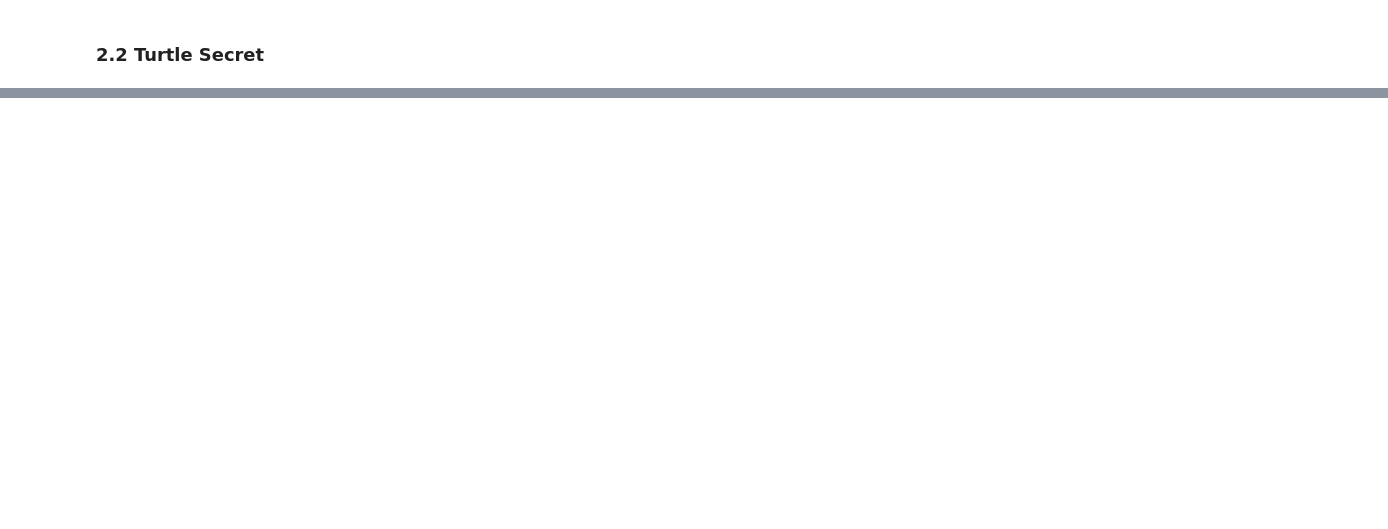
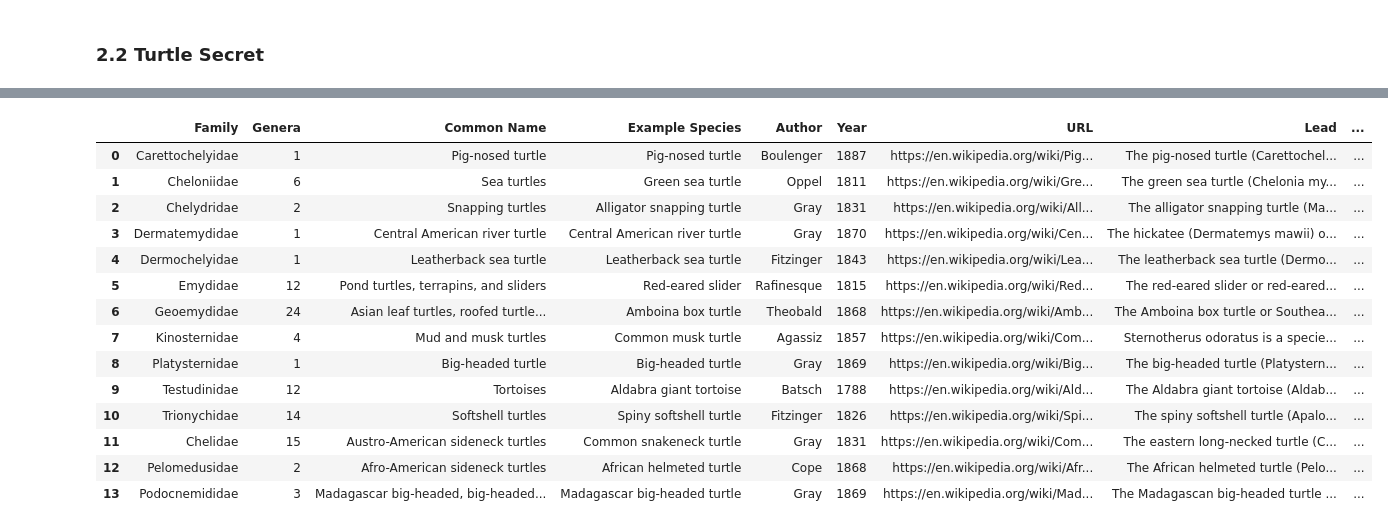
Before and after one commit to Bharragan/DataScrappingGestionTI, a Jupyter notebook: tarea2_integrado.ipynb, the cells around one changed output, grey strips where cells are left out. Drawn from its saved outputs; the diff is of its cells as text; code cells hidden in the pictures; blank space fills up the shorter version.

Commit message:
turtle finished

```diff
--- a/tarea2_integrado.ipynb
+++ b/tarea2_integrado.ipynb
@@ -763,4 +615,7 @@ turtle_secret_df
-# %%
-turtle_secret_df['URL'] = 'https://en.wikipedia.org/wiki/' + turtle_secret_df['Family']
-
-turtle_secret_df
+# %%
+def limpiar_nombre(nombre):
+    return nombre.split('(')[0].strip()
+
+turtle_secret_df['Example Species'] = turtle_secret_df['Example Species'].apply(limpiar_nombre)
+turtle_secret_df['URL'] = 'https://en.wikipedia.org/wiki/' + turtle_secret_df['Example Species'].str.replace(' ', '_')
+turtle_secret_df
@@ -785,7 +656,7 @@ for index, row in turtle_secret_df.iterrows():
     elementos_p = element_with_class.find_elements(By.TAG_NAME, "p")
 
     if len(elementos_p) >= 3:
-        tercer_p = elementos_p[2]
+        tercer_p = elementos_p[1]
 
         lead_text = tercer_p.text
         turtle_secret_df.at[index, "Lead"] = lead_text
@@ -797,0 +685,77 @@ turtle_secret_df
+# %%
+def quitar_corchetes(texto):
+    # Utiliza una expresión regular para eliminar el contenido entre corchetes y los corchetes mismos
+    texto_limpio = re.sub(r'\[[^\]]*\]', '', texto)
+    return texto_limpio
+turtle_secret_df['Lead'] = turtle_secret_df['Lead'].apply(quitar_corchetes)
+# %%
+import spacy
+from langdetect import detect
+import re
+
+# Cargar el modelo de spaCy en inglés
+nlp_english = spacy.load("en_core_web_sm")
+
+# Función para detectar el idioma del texto
+def detectar_idioma(texto):
+    try:
+        idioma = detect(texto)
+        return idioma
+    except:
+        return "desconocido"
+
+# Función para extraer la primera ubicación geográfica en inglés sin reconocer "Family" y ubicaciones cortas
+def extraer_primera_ubicacion_ingles(texto):
+    # Detectar el idioma del texto
+    idioma = detectar_idioma(texto)
+
+    # Procesar el texto solo si es en inglés
+    if idioma == "en":
+        # Tokenizar el texto para buscar la palabra "Family" y eliminarla
+        tokens = texto.split()
+        if "Family" in tokens:
+            tokens.remove("Family")
+        texto_sin_family = " ".join(tokens)
+
+        # Excluir la expresión "The leatherback" de la detección de ubicaciones
+        if "The leatherback" in texto_sin_family:
+            return "Ubicación desconocida"
+
+        doc = nlp_english(texto_sin_family)
+
+        # Encontrar la primera ubicación geográfica más larga que una palabra (asumiendo que son ciudades o lugares)
+        for entidad in doc.ents:
+            if entidad.label_ in ["LOC", "GPE"] and len(entidad.text.split()) > 1:
+                return entidad.text
+
+        # Si no se encontraron ubicaciones geográficas, buscar ubicaciones con un patrón específico (dos palabras)
+        patron = r"\b(\w+\s+\w+)\b"
+        matches = re.findall(patron, texto_sin_family)
+        for match in matches:
+            if len(match.split()) == 2:
+                return match
+
+    # Si no se encuentra ninguna ubicación o el idioma no es inglés, devolver un valor por defecto
+    return "Ubicación desconocida"
+
+# Aplicar la función a tu DataFrame
+turtle_secret_df["primera_ubicacion_geografica"] = turtle_secret_df["Lead"].apply(extraer_primera_ubicacion_ingles)
+
+# Mostrar el DataFrame con las primeras ubicaciones geográficas extraídas
+turtle_secret_df
+# %% [output]
+|  | Family | Genera | Common Name | Example Species | Author | Year | URL | Lead | ... |
+| 0 | Carettochelyidae | 1 | Pig-nosed turtle | Pig-nosed turtle | Boulenger | 1887 | https://en.wikipedia.org/wiki/Pig... | The pig-nosed turtle (Carettochel... | ... |
+| 1 | Cheloniidae | 6 | Sea turtles | Green sea turtle | Oppel | 1811 | https://en.wikipedia.org/wiki/Gre... | The green sea turtle (Chelonia my... | ... |
+| 2 | Chelydridae | 2 | Snapping turtles | Alligator snapping turtle | Gray | 1831 | https://en.wikipedia.org/wiki/All... | The alligator snapping turtle (Ma... | ... |
+| 3 | Dermatemydidae | 1 | Central American river turtle | Central American river turtle | Gray | 1870 | https://en.wikipedia.org/wiki/Cen... | The hickatee (Dermatemys mawii) o... | ... |
+| 4 | Dermochelyidae | 1 | Leatherback sea turtle | Leatherback sea turtle | Fitzinger | 1843 | https://en.wikipedia.org/wiki/Lea... | The leatherback sea turtle (Dermo... | ... |
+| 5 | Emydidae | 12 | Pond turtles, terrapins, and sliders | Red-eared slider | Rafinesque | 1815 | https://en.wikipedia.org/wiki/Red... | The red-eared slider or red-eared... | ... |
+| 6 | Geoemydidae | 24 | Asian leaf turtles, roofed turtle... | Amboina box turtle | Theobald | 1868 | https://en.wikipedia.org/wiki/Amb... | The Amboina box turtle or Southea... | ... |
+| 7 | Kinosternidae | 4 | Mud and musk turtles | Common musk turtle | Agassiz | 1857 | https://en.wikipedia.org/wiki/Com... | Sternotherus odoratus is a specie... | ... |
+| 8 | Platysternidae | 1 | Big-headed turtle | Big-headed turtle | Gray | 1869 | https://en.wikipedia.org/wiki/Big... | The big-headed turtle (Platystern... | ... |
+| 9 | Testudinidae | 12 | Tortoises | Aldabra giant tortoise | Batsch | 1788 | https://en.wikipedia.org/wiki/Ald... | The Aldabra giant tortoise (Aldab... | ... |
+| 10 | Trionychidae | 14 | Softshell turtles | Spiny softshell turtle | Fitzinger | 1826 | https://en.wikipedia.org/wiki/Spi... | The spiny softshell turtle (Apalo... | ... |
+| 11 | Chelidae | 15 | Austro-American sideneck turtles | Common snakeneck turtle | Gray | 1831 | https://en.wikipedia.org/wiki/Com... | The eastern long-necked turtle (C... | ... |
+| 12 | Pelomedusidae | 2 | Afro-American sideneck turtles | African helmeted turtle | Cope | 1868 | https://en.wikipedia.org/wiki/Afr... | The African helmeted turtle (Pelo... | ... |
+| 13 | Podocnemididae | 3 | Madagascar big-headed, big-headed... | Madagascar big-headed turtle | Gray | 1869 | https://en.wikipedia.org/wiki/Mad... | The Madagascan big-headed turtle ... | ... |
```
Also changed, not shown: parts of 16 cells of this notebook, 1 other file.
